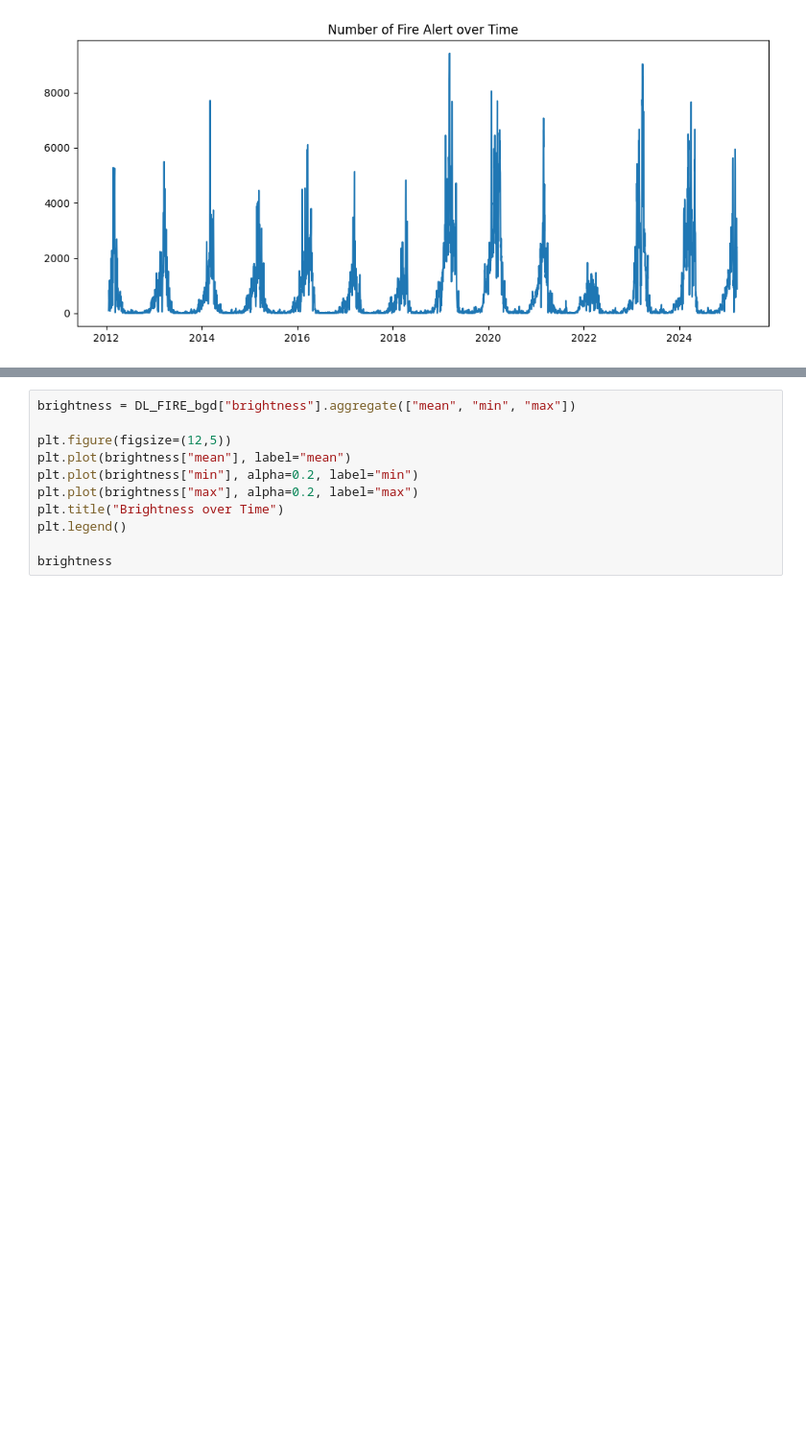
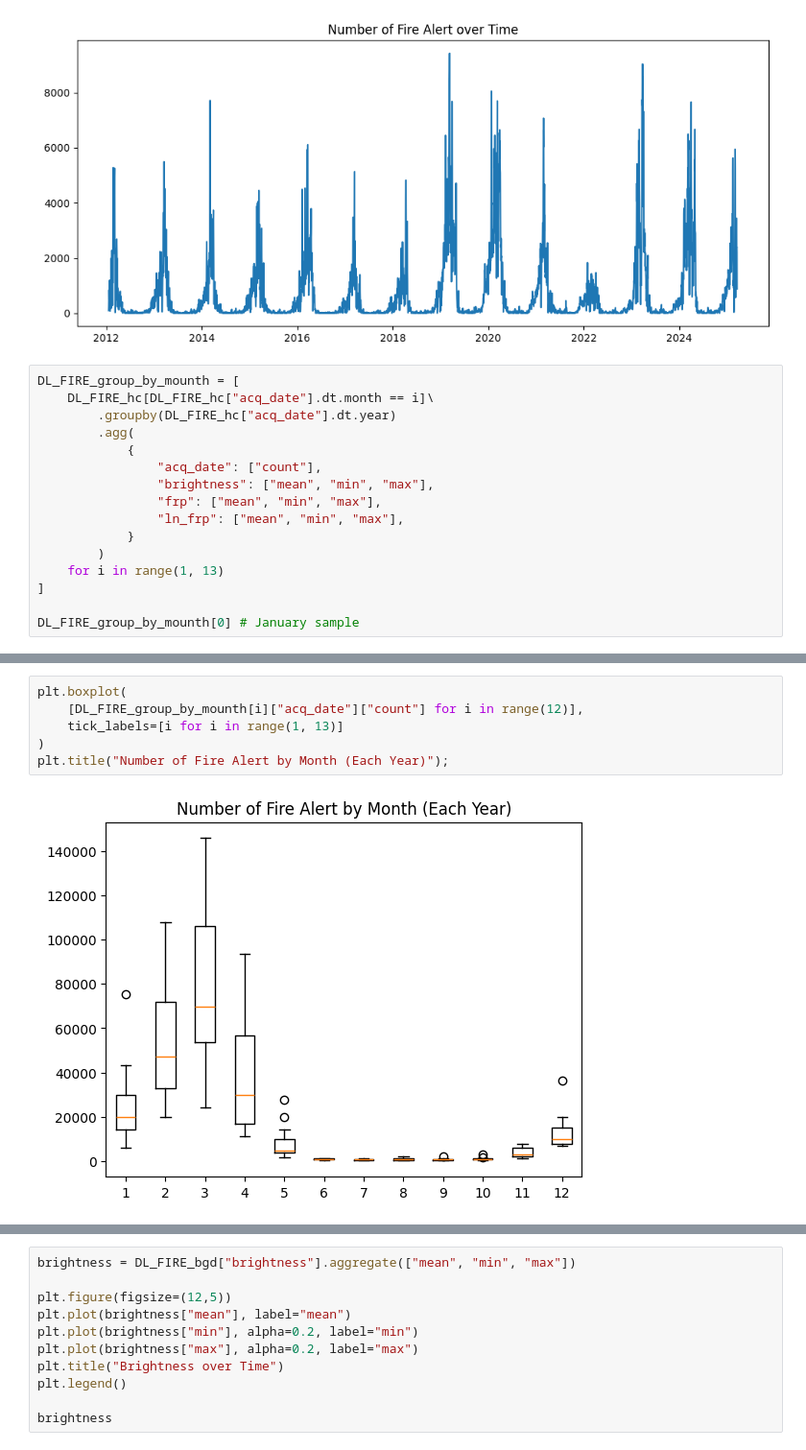
Before and after one commit to smolguyonearth/whoopenthisisgay, a Jupyter notebook: code_newisreal/data_trumatization.ipynb, the cells around one changed output, grey strips where cells are left out. Shown at 96% size. Cells and saved outputs as stored; diff of their text form; blank space fills up the shorter version.

```diff
--- a/code_newisreal/data_trumatization.ipynb
+++ b/code_newisreal/data_trumatization.ipynb
@@ -164,3 +165,19 @@ plt.title("Number of Fire Alert over Time")
 # %% [output]
 Text(0.5, 1.0, 'Number of Fire Alert over Time')
 [figure]
+# %%
+DL_FIRE_group_by_mounth = [
+    DL_FIRE_hc[DL_FIRE_hc["acq_date"].dt.month == i]\
+        .groupby(DL_FIRE_hc["acq_date"].dt.year)
+        .agg(
+            {
+                "acq_date": ["count"],
+                "brightness": ["mean", "min", "max"],
+                "frp": ["mean", "min", "max"],
+                "ln_frp": ["mean", "min", "max"],
+            }
+        )
+    for i in range(1, 13)
+]
+
+DL_FIRE_group_by_mounth[0] # January sample
@@ -166,0 +202,8 @@ Text(0.5, 1.0, 'Number of Fire Alert over Time')
+# %%
+plt.boxplot(
+    [DL_FIRE_group_by_mounth[i]["acq_date"]["count"] for i in range(12)],
+    tick_labels=[i for i in range(1, 13)]
+)
+plt.title("Number of Fire Alert by Month (Each Year)");
+# %% [output]
+[figure, added]
```
Also changed, not shown: parts of 12 cells of this notebook, 1 other file.
